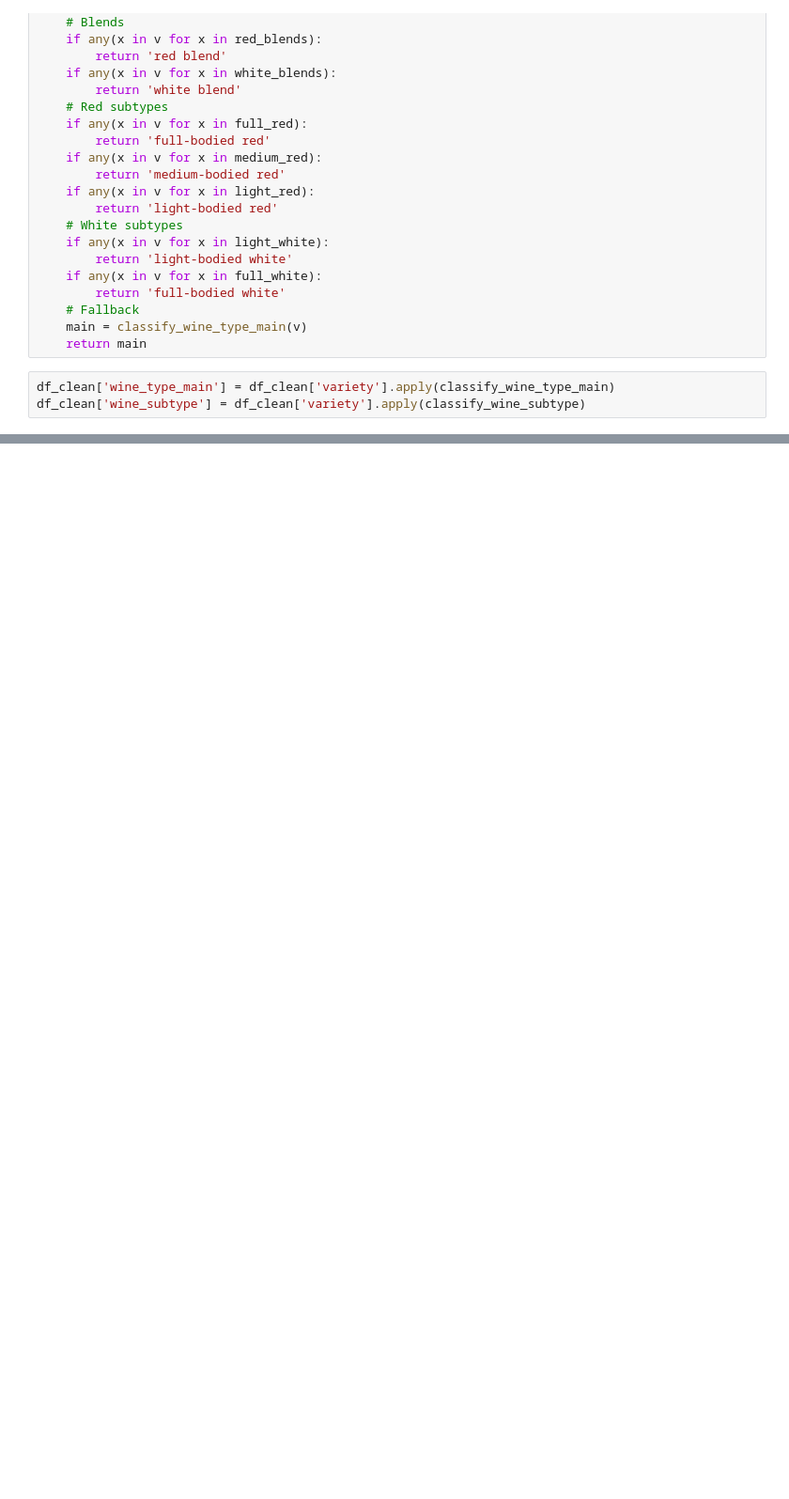
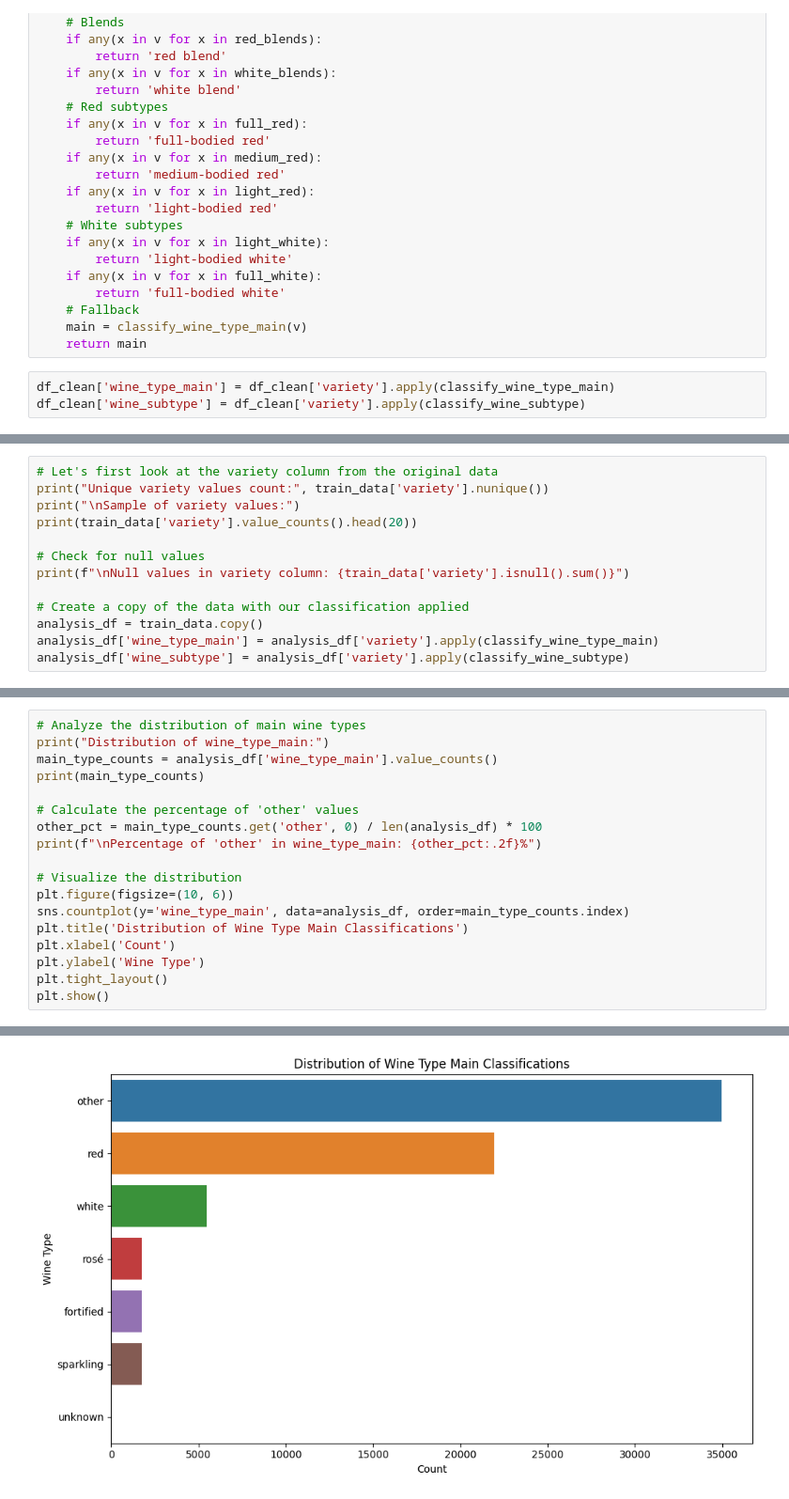
Before and after one commit to tmnstraub/MLOPS2425, a Jupyter notebook: notebooks/feature_eda.ipynb, the cells around one changed output, grey strips where cells are left out. Shown at 94% size. Cells and saved outputs as stored; diff of their text form; blank space fills up the shorter version.

```diff
--- a/notebooks/feature_eda.ipynb
+++ b/notebooks/feature_eda.ipynb
@@ -350,0 +414,13 @@ Name: count, dtype: int64
+# %%
+# Let's first look at the variety column from the original data
+print("Unique variety values count:", train_data['variety'].nunique())
+print("\nSample of variety values:")
+print(train_data['variety'].value_counts().head(20))
+
+# Check for null values
+print(f"\nNull values in variety column: {train_data['variety'].isnull().sum()}")
+
+# Create a copy of the data with our classification applied
+analysis_df = train_data.copy()
+analysis_df['wine_type_main'] = analysis_df['variety'].apply(classify_wine_type_main)
+analysis_df['wine_subtype'] = analysis_df['variety'].apply(classify_wine_subtype)
@@ -350,0 +445,19 @@ Name: count, dtype: int64
+# %%
+# Analyze the distribution of main wine types
+print("Distribution of wine_type_main:")
+main_type_counts = analysis_df['wine_type_main'].value_counts()
+print(main_type_counts)
+
+# Calculate the percentage of 'other' values
+other_pct = main_type_counts.get('other', 0) / len(analysis_df) * 100
+print(f"\nPercentage of 'other' in wine_type_main: {other_pct:.2f}%")
+
+# Visualize the distribution
+plt.figure(figsize=(10, 6))
+sns.countplot(y='wine_type_main', data=analysis_df, order=main_type_counts.index)
+plt.title('Distribution of Wine Type Main Classifications')
+plt.xlabel('Count')
+plt.ylabel('Wine Type')
+plt.tight_layout()
+plt.show()
+# %% [output]
@@ -350,0 +476 @@ Name: count, dtype: int64
+[figure, added]
```
Also changed, not shown: parts of 22 cells of this notebook, 8 other files.
